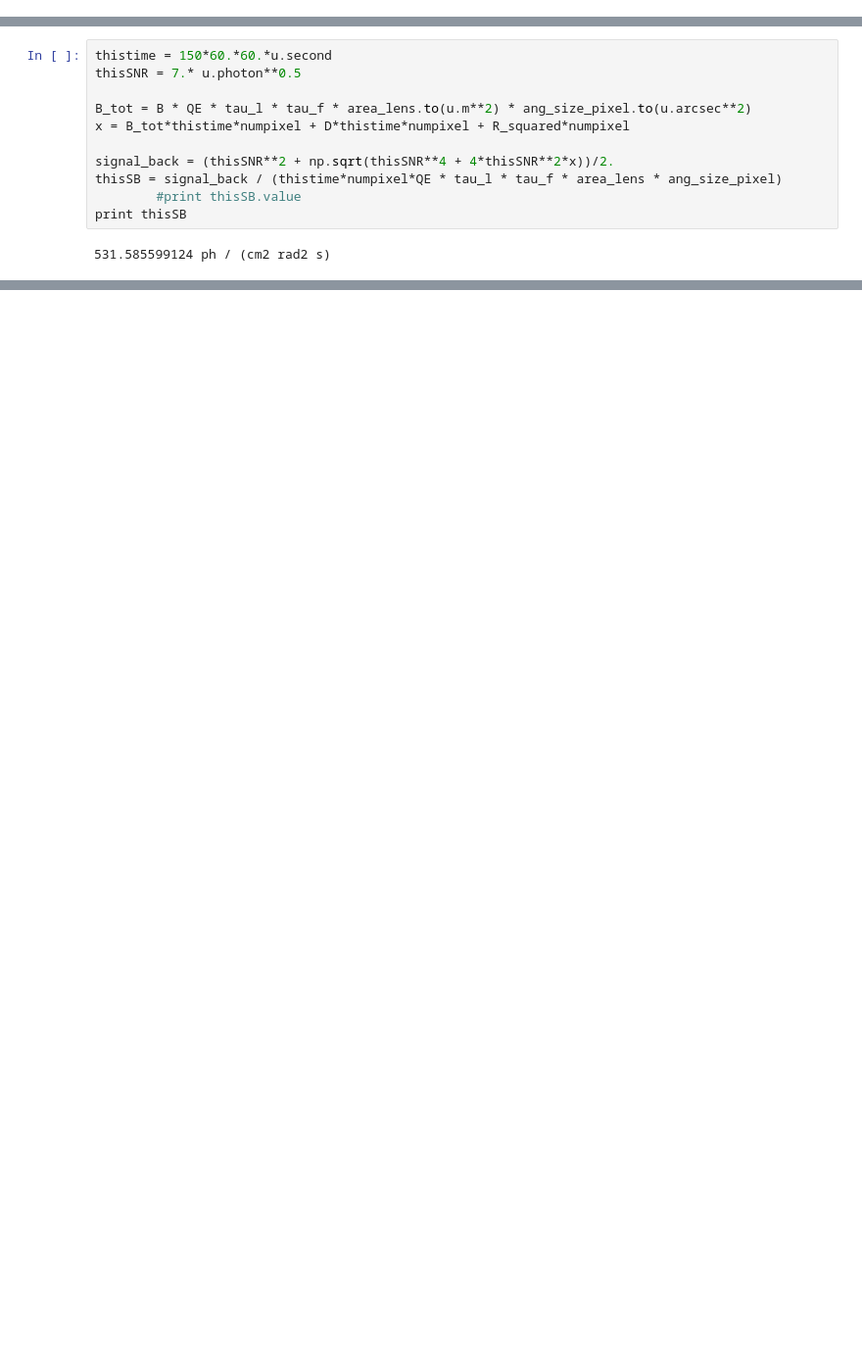
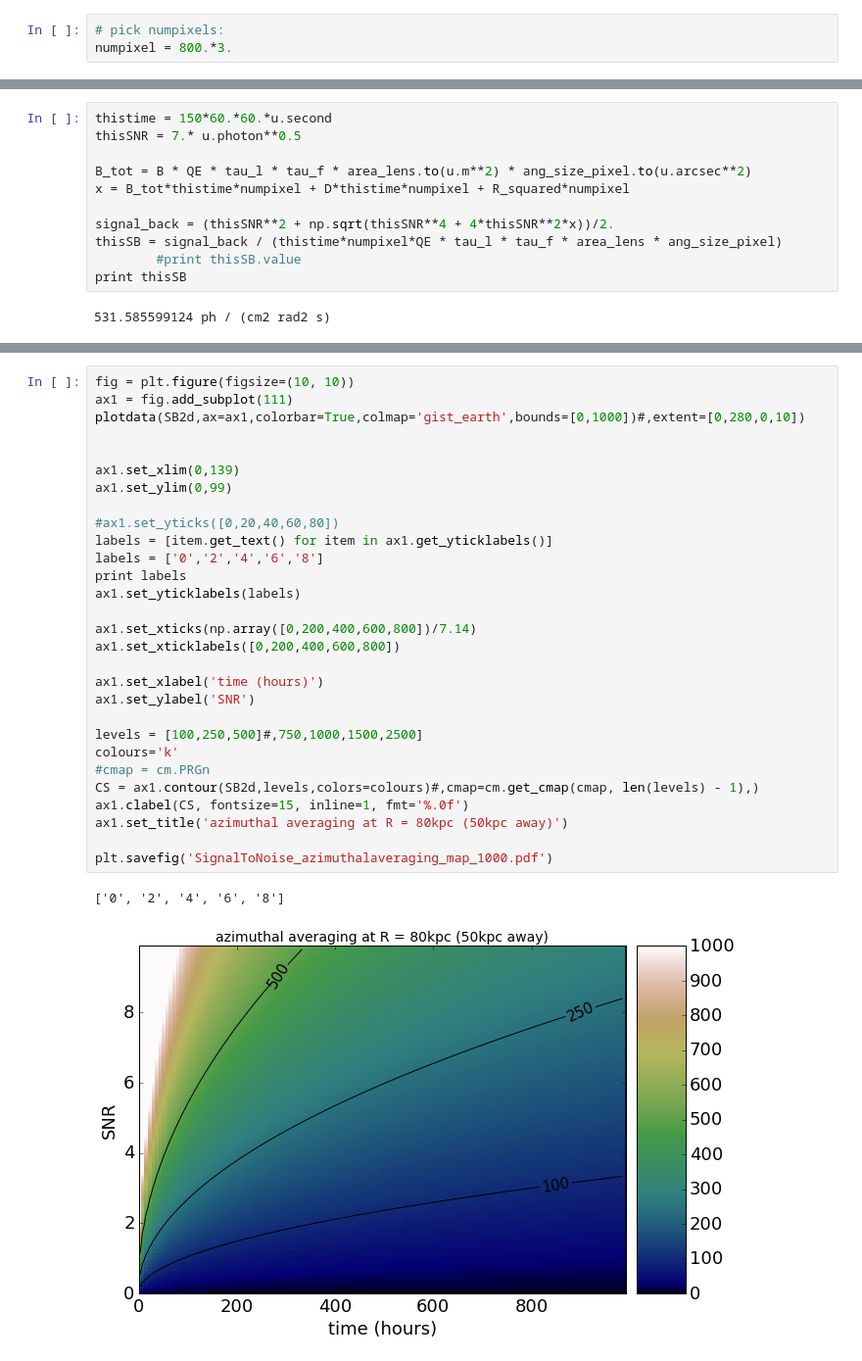
Before and after one commit to lokhorst/HalphaScripts, a Jupyter notebook: SignalToNoise_asimuthalaveraging.ipynb, the cells around one changed output, grey strips where cells are left out. Shown at 98% size. Saved outputs shown, nothing was run; the diff lists cells and outputs as text; blank space fills up the shorter version.

```diff
--- a/SignalToNoise_asimuthalaveraging.ipynb
+++ b/SignalToNoise_asimuthalaveraging.ipynb
@@ -530,3 +512,6 @@ plt.rc('figure', titlesize=BIGGER_SIZE)  # fontsize of the figure title
+# %%
+# pick numpixels:
+numpixel = 800.*3.
 # %%
 fig = plt.figure(figsize=(10, 10))
 ax1 = fig.add_subplot(111)
@@ -617,0 +646,32 @@ print SB2d[0,0],time2d[0,0],SNR2d[0,0]
+# %%
+fig = plt.figure(figsize=(10, 10))
+ax1 = fig.add_subplot(111)
+plotdata(SB2d,ax=ax1,colorbar=True,colmap='gist_earth',bounds=[0,1000])#,extent=[0,280,0,10])
+
+
+ax1.set_xlim(0,139)
+ax1.set_ylim(0,99)
+
+#ax1.set_yticks([0,20,40,60,80])
+labels = [item.get_text() for item in ax1.get_yticklabels()]
+labels = ['0','2','4','6','8']
+print labels
+ax1.set_yticklabels(labels)
+
+ax1.set_xticks(np.array([0,200,400,600,800])/7.14)
+ax1.set_xticklabels([0,200,400,600,800])
+
+ax1.set_xlabel('time (hours)')
+ax1.set_ylabel('SNR')
+
+levels = [100,250,500]#,750,1000,1500,2500]
+colours='k'
+#cmap = cm.PRGn
+CS = ax1.contour(SB2d,levels,colors=colours)#,cmap=cm.get_cmap(cmap, len(levels) - 1),)
+ax1.clabel(CS, fontsize=15, inline=1, fmt='%.0f')
+ax1.set_title('azimuthal averaging at R = 80kpc (50kpc away)')
+
+plt.savefig('SignalToNoise_azimuthalaveraging_map_1000.pdf')
+# %% [output]
+['0', '2', '4', '6', '8']
+[figure, added]
```
Also changed, not shown: parts of 25 cells of this notebook, 4 other files.
